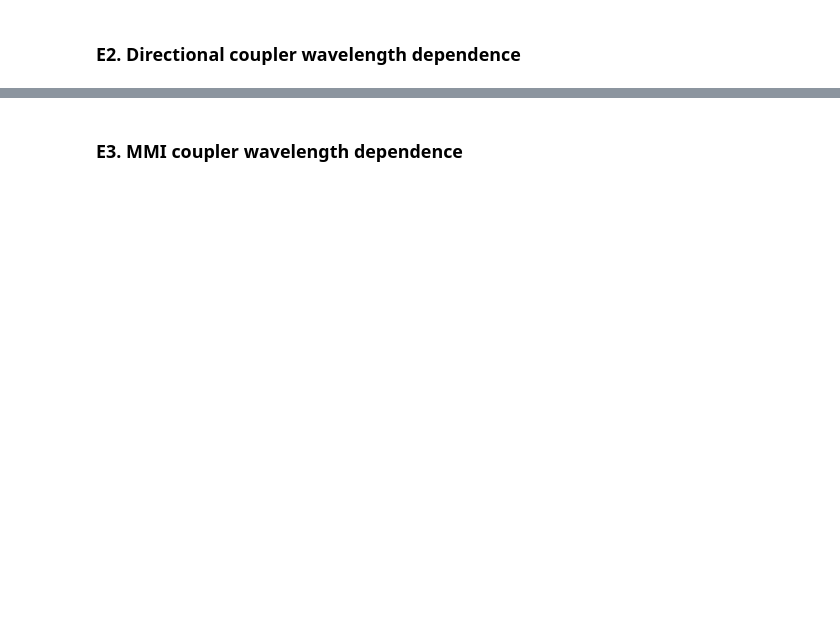
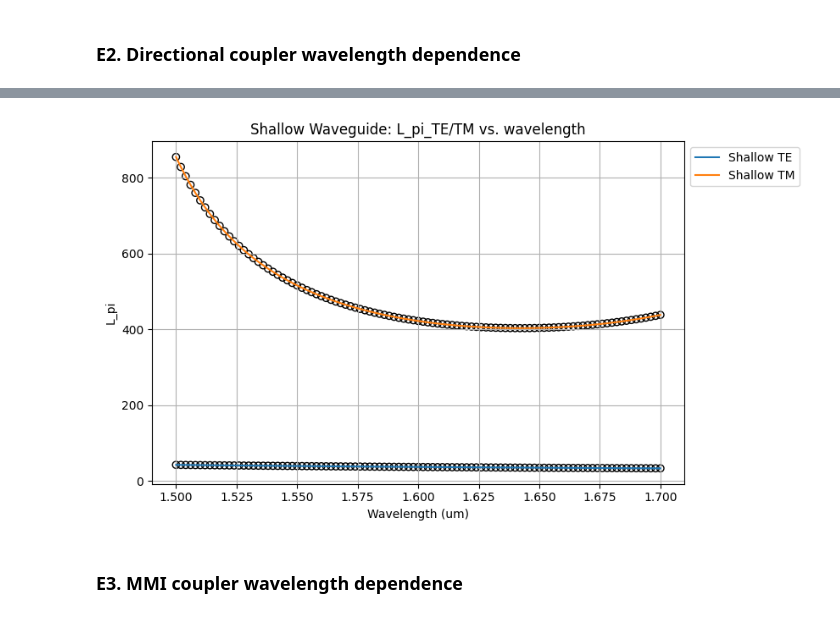
Before and after one commit to claudiaquiles/cifoin-lab2, a Jupyter notebook: COUPLERS_Student.ipynb, the cells around one changed output, grey strips where cells are left out. Cells and saved outputs as stored; diff of their text form; code cells hidden in the pictures; blank space fills up the shorter version.

```diff
--- a/COUPLERS_Student.ipynb
+++ b/COUPLERS_Student.ipynb
@@ -813,0 +918,36 @@ plt.tight_layout(rect=[0, 0, 0.85, 1])
+# %%
+#shallow
+wavelength = np.linspace(1500, 1700, 101) * nm # STUDENT code goes here
+
+shallow_dcoupler_cs = gt.modes.WaveguideCoupler(
+    wavelength=wavelength, # Wavelength to simulate - Must be a vector
+    core_width=(1.0, 1.0), # Waveguide width
+    gap=600 * nm,
+    slab_thickness=150 * nm, # For shallow waveguides - Set to 0 if its a deep-etched waveguide.
+    core_material='sin', #  Material of the waveguide
+    clad_material='sio2', # Surrounding material
+    core_thickness=300 * nm, # Waveguide height
+    num_modes=4, # Number of modes to find
+    cache_path='.cache/', # Important! In order to save simulation time, set your cache Path!
+    precision='double',
+    max_grid_scaling=1.5, # Parameters of the grid
+    grid_resolution=20 # Parameters of the grid
+)
+
+neff = shallow_dcoupler_cs.n_eff
+# TE Modes: Modes 0 & 1
+L_pi_TE = 0.5*wavelength/(neff[:,0].real-neff[:,1].real)
+L_pi_TM = 0.5*wavelength/(neff[:,2].real-neff[:,3].real)
+
+plt.figure(figsize=(10, 5))
+plt.scatter(wavelength, L_pi_TE,edgecolors='k',facecolors='none',label = '__nolegend__')
+plt.plot(wavelength, L_pi_TE,label='Shallow TE')
+plt.scatter(wavelength, L_pi_TM,edgecolors='k',facecolors='none',label = '__nolegend__')
+plt.plot(wavelength, L_pi_TM,label='Shallow TM')
+plt.xlabel("Wavelength (um)")
+plt.ylabel("L_pi")
+plt.grid()
+plt.title("Shallow Waveguide: L_pi_TE/TM vs. wavelength")
+plt.legend(loc='upper left', bbox_to_anchor=(1, 1))
+plt.tight_layout(rect=[0, 0, 0.85, 1])
+# %% [output]
@@ -814,3 +955,4 @@ plt.tight_layout(rect=[0, 0, 0.85, 1])
+[figure, added]
 # %% [markdown]
 ### E3. MMI coupler wavelength dependence
 # %%
```
Also changed, not shown: parts of 16 cells of this notebook.
